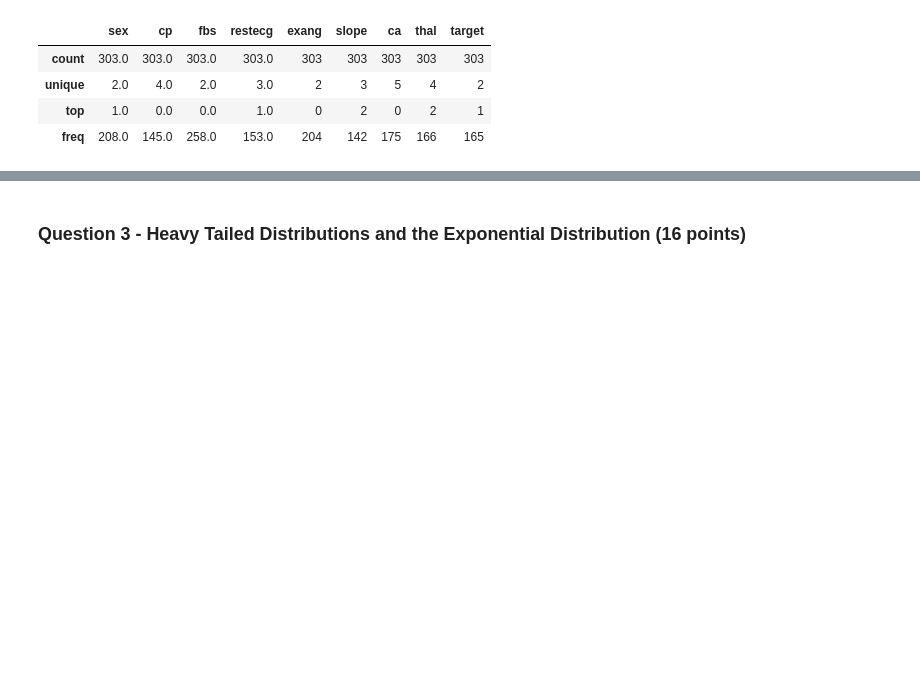
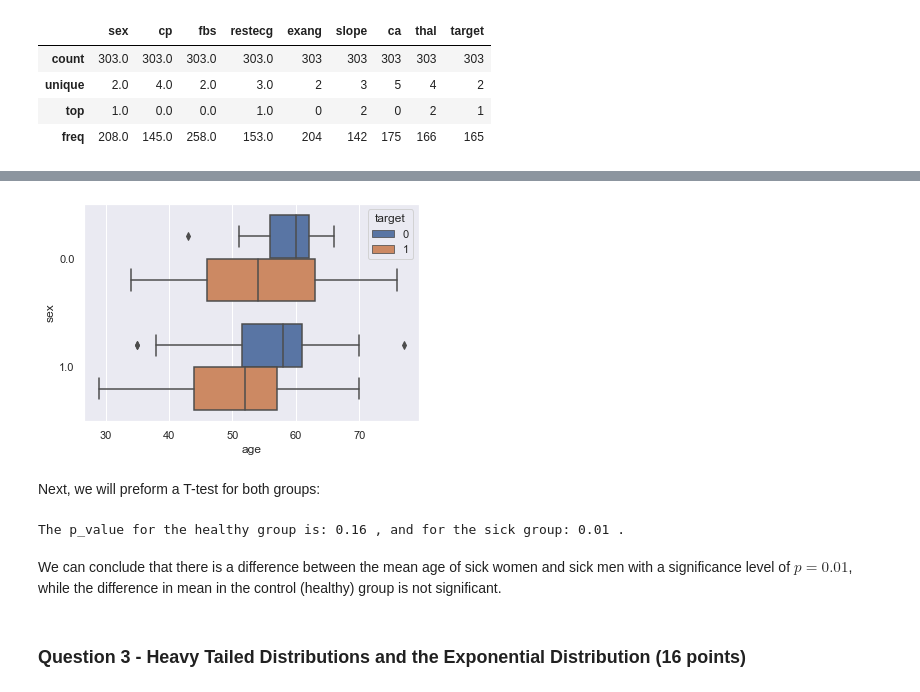
Before and after one commit to barboym/hw_statistics_runi, a Jupyter notebook: HW3/HW3.ipynb, the cells around one changed output, grey strips where cells are left out. Cells and saved outputs as stored; diff of their text form; code cells hidden in the pictures; blank space fills up the shorter version.

```diff
--- a/HW3/HW3.ipynb
+++ b/HW3/HW3.ipynb
@@ -481,3 +563,26 @@ We have 8 categorical features and the target variable is also categorical (sick
+# %%
+sns.boxplot(data=DF, x="age", y="sex", hue="target");
+# %% [output]
+[figure, added]
+# %% [markdown]
+Next, we will preform a T-test for both groups:
+# %%
+healthy_gen0 = DF['age'][DF['target'] == 0][DF['sex'] == 0]
+healthy_gen1 = DF['age'][DF['target'] == 0][DF['sex'] == 1]
+sick_gen0 = DF['age'][DF['target'] == 1][DF['sex'] == 0]
+sick_gen1 = DF['age'][DF['target'] == 1][DF['sex'] == 1]
+
+#assert (DF.shape[0] == healthy_gen0.shape[0]+healthy_gen1.shape[0]+sick_gen0.shape[0]+sick_gen1.shape[0])
+
+#compute t-score
+_, healthy_p = np.round(st.ttest_ind(healthy_gen0, healthy_gen1),3)
+_, sick_p = np.round(st.ttest_ind(sick_gen0, sick_gen1),3)
+print('The p_value for the healthy group is:',healthy_p,
+      ', and for the sick group:',sick_p,'.')
+# %% [output]
+The p_value for the healthy group is: 0.16 , and for the sick group: 0.01 .
+# %% [markdown]
+We can conclude that there is a  difference between the mean age of sick women and sick men with a significance level of $p=0.01$, while the difference in mean in the control (healthy) group is not significant.
 # %% [markdown]
 ### Question 3 - Heavy Tailed Distributions and the Exponential Distribution (16 points)
 # %% [markdown]
```
Also changed, not shown: parts of 12 cells of this notebook.
